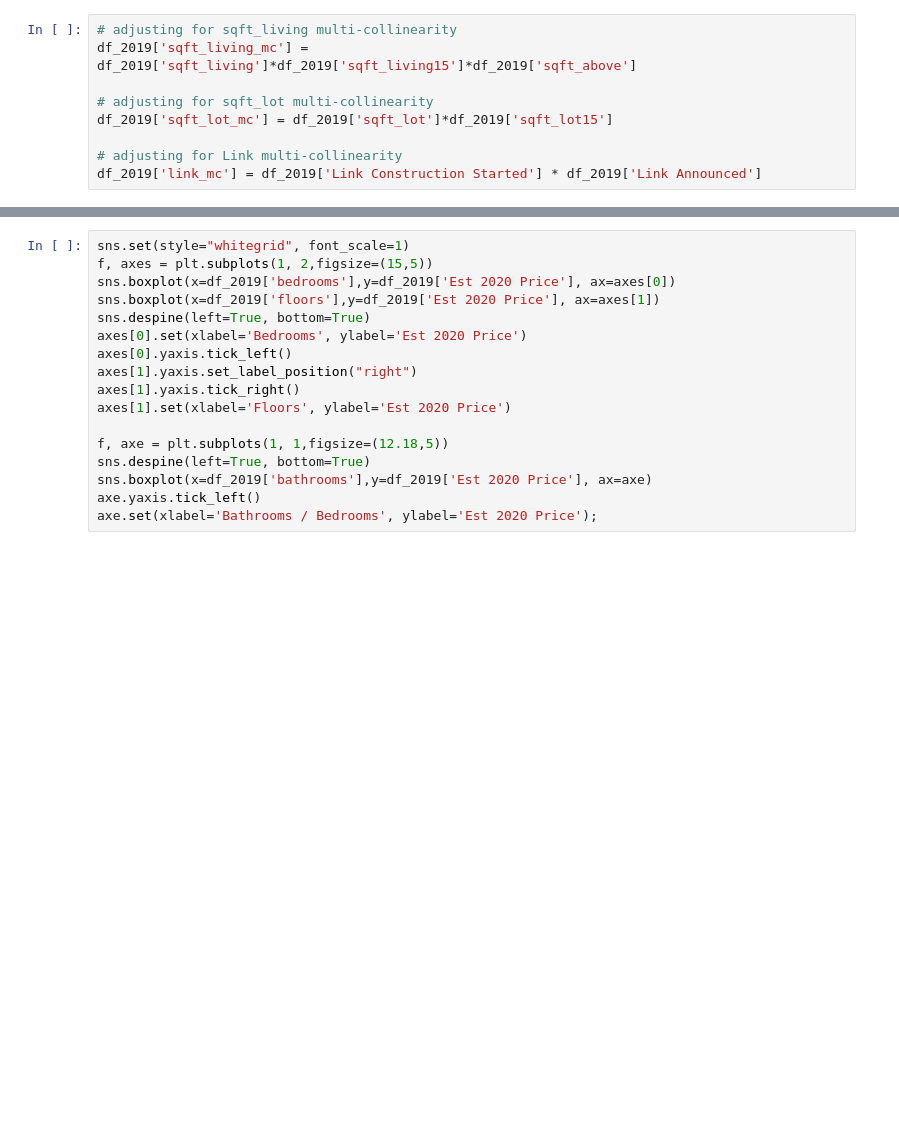
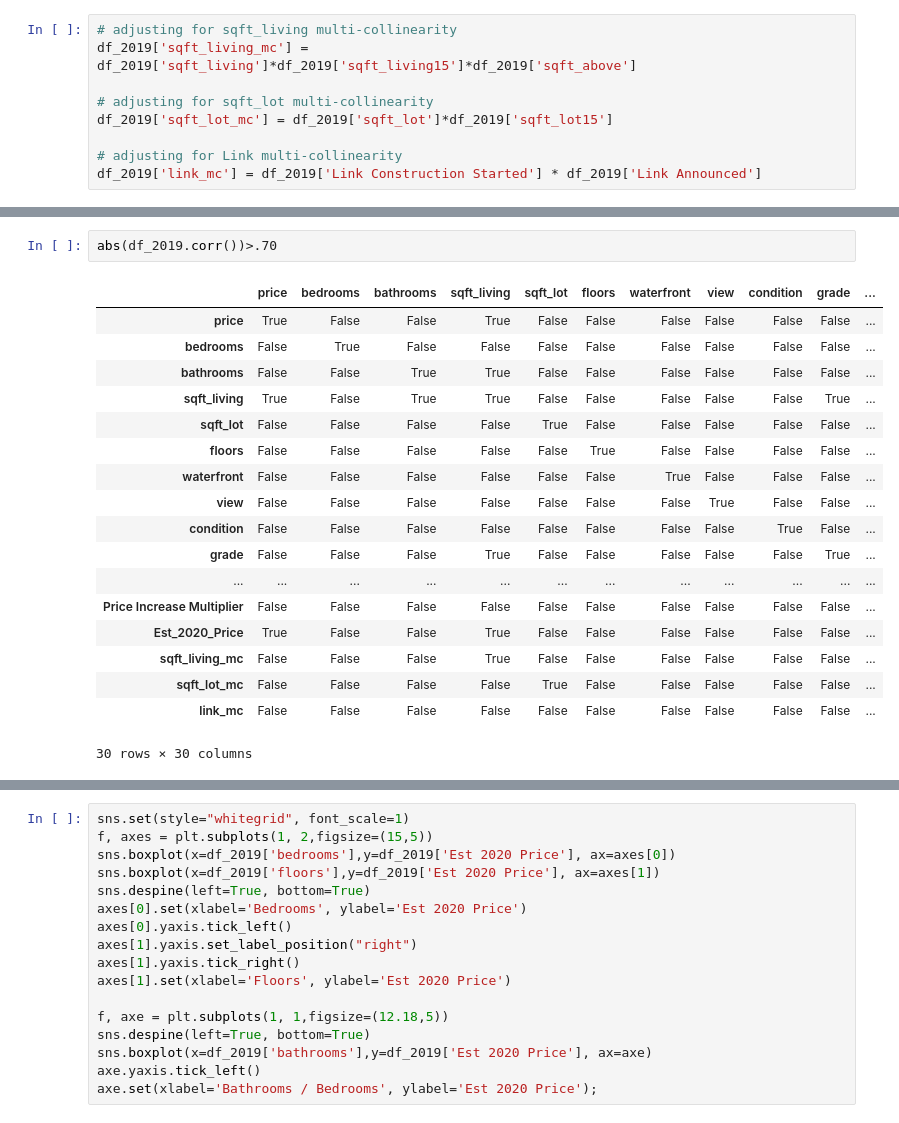
Before and after one commit to drdavis043/dsc-mod-2-project-v2-1-onl01-dtsc-pt-052620, a Jupyter notebook: Data Cleaning.ipynb, the cells around one changed output, grey strips where cells are left out. Cells and saved outputs as stored; diff of their text form; blank space fills up the shorter version.

```diff
--- a/Data Cleaning.ipynb
+++ b/Data Cleaning.ipynb
@@ -419,0 +435,21 @@ Index(['Est 2020 Price',            98002,            98003,            98004,
+# %%
+abs(df_2019.corr())>.70
+# %% [output]
+|  | price | bedrooms | bathrooms | sqft_living | sqft_lot | floors | waterfront | view | condition | grade | ... |
+| price | True | False | False | True | False | False | False | False | False | False | ... |
+| bedrooms | False | True | False | False | False | False | False | False | False | False | ... |
+| bathrooms | False | False | True | True | False | False | False | False | False | False | ... |
+| sqft_living | True | False | True | True | False | False | False | False | False | True | ... |
+| sqft_lot | False | False | False | False | True | False | False | False | False | False | ... |
+| floors | False | False | False | False | False | True | False | False | False | False | ... |
+| waterfront | False | False | False | False | False | False | True | False | False | False | ... |
+| view | False | False | False | False | False | False | False | True | False | False | ... |
+| condition | False | False | False | False | False | False | False | False | True | False | ... |
+| grade | False | False | False | True | False | False | False | False | False | True | ... |
+| ... | ... | ... | ... | ... | ... | ... | ... | ... | ... | ... | ... |
+| Price Increase Multiplier | False | False | False | False | False | False | False | False | False | False | ... |
+| Est_2020_Price | True | False | False | True | False | False | False | False | False | False | ... |
+| sqft_living_mc | False | False | False | True | False | False | False | False | False | False | ... |
+| sqft_lot_mc | False | False | False | False | True | False | False | False | False | False | ... |
+| link_mc | False | False | False | False | False | False | False | False | False | False | ... |
+30 rows × 30 columns
```
Also changed, not shown: parts of 20 cells of this notebook.
